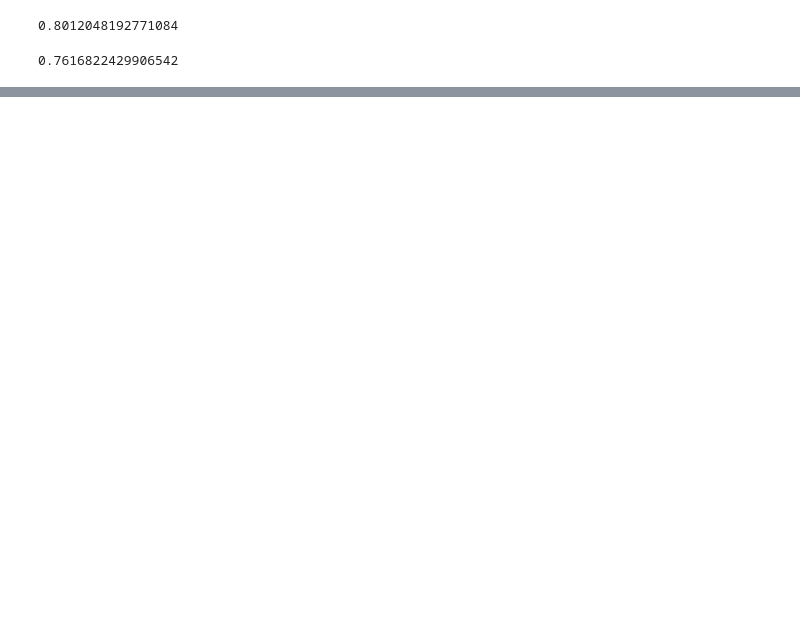
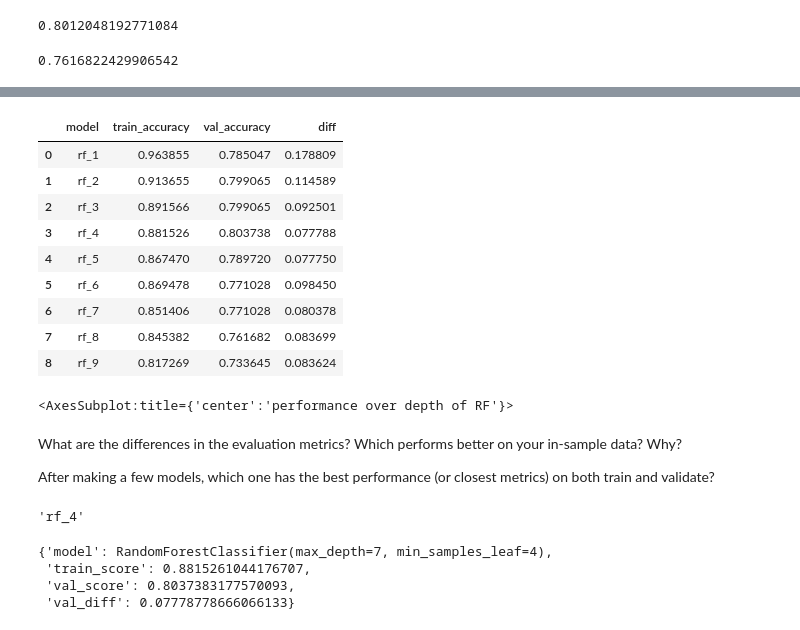
Before and after one commit to DHILL2123/Classification-Exercises, a Jupyter notebook: decision_tree & random_forest.ipynb, the cells around one changed output, grey strips where cells are left out. Cells and saved outputs as stored; diff of their text form; code cells hidden in the pictures; blank space fills up the shorter version.

```diff
--- a/decision_tree & random_forest.ipynb
+++ b/decision_tree & random_forest.ipynb
@@ -426,0 +654,41 @@ array=[1. 0. 0. 0. 0. 0. 1. 0. 1. 0. 0. 1. 1. 0. 0. 0. 0. 1. 1. 0. 0. 0. 1. 0.
+# %%
+accuracy_df = pd.DataFrame(
+ {
+     'model':[model for model in rf_model_dict],
+     'train_accuracy':[rf_model_dict[model]['train_score'] for model in rf_model_dict],
+     'val_accuracy': [rf_model_dict[model]['val_score'] for model in rf_model_dict],
+     'diff': [rf_model_dict[model]['val_diff'] for model in rf_model_dict]
+ }
+)
+# %%
+accuracy_df
+# %% [output]
+|  | model | train_accuracy | val_accuracy | diff |
+| 0 | rf_1 | 0.963855 | 0.785047 | 0.178809 |
+| 1 | rf_2 | 0.913655 | 0.799065 | 0.114589 |
+| 2 | rf_3 | 0.891566 | 0.799065 | 0.092501 |
+| 3 | rf_4 | 0.881526 | 0.803738 | 0.077788 |
+| 4 | rf_5 | 0.867470 | 0.789720 | 0.077750 |
+| 5 | rf_6 | 0.869478 | 0.771028 | 0.098450 |
+| 6 | rf_7 | 0.851406 | 0.771028 | 0.080378 |
+| 7 | rf_8 | 0.845382 | 0.761682 | 0.083699 |
+| 8 | rf_9 | 0.817269 | 0.733645 | 0.083624 |
+# %%
+accuracy_df.set_index(accuracy_df.index + 1).plot(title='performance over depth of RF', figsize=(20,15))
+# %% [output]
+<AxesSubplot:title={'center':'performance over depth of RF'}>
+# %% [markdown]
+What are the differences in the evaluation metrics? Which performs better on your in-sample data? Why?
+
+After making a few models, which one has the best performance (or closest metrics) on both train and validate?
+# %%
+model_name
+# %% [output]
+'rf_4'
+# %%
+rf_model_dict['rf_4']
+# %% [output]
+{'model': RandomForestClassifier(max_depth=7, min_samples_leaf=4),
+ 'train_score': 0.8815261044176707,
+ 'val_score': 0.8037383177570093,
+ 'val_diff': 0.07778778666066133}
```
Also changed, not shown: parts of 40 cells of this notebook, 1 other file.
